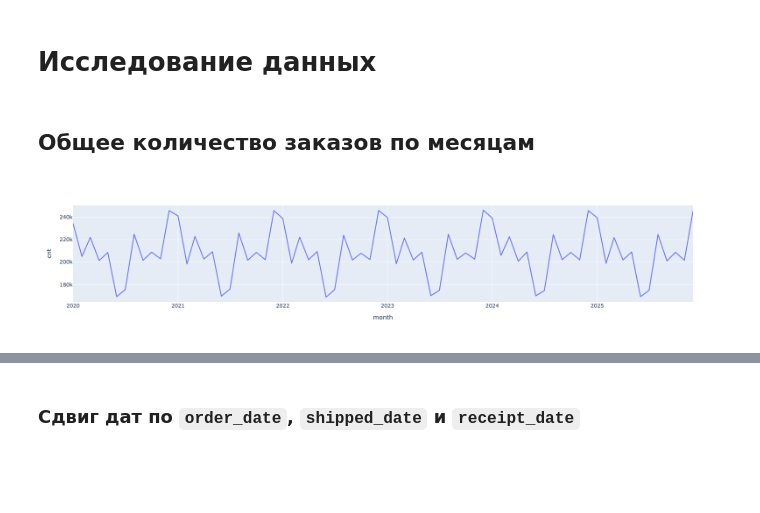
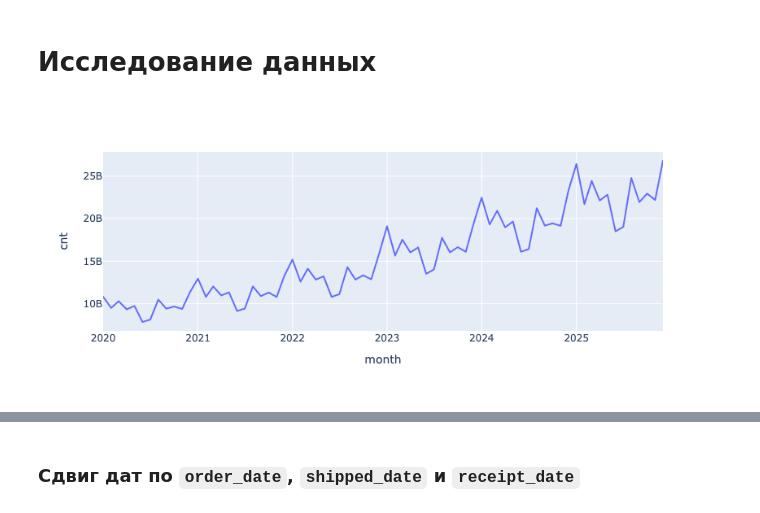
Before and after one commit to k0rsakov/pet_project_partitioning_data, a Jupyter notebook: main.ipynb, the cells around one changed output, grey strips where cells are left out. Drawn from its saved outputs; the diff is of its cells as text; code cells hidden in the pictures; blank space fills up the shorter version.

```diff
--- a/main.ipynb
+++ b/main.ipynb
@@ -32,31 +32,29 @@ duckdb.query(
 )
 # %% [markdown]
 # Исследование данных
-# %% [markdown]
-## Общее количество заказов по месяцам
 # %%
 df = duckdb.query(
     """
     SELECT
         date_trunc('month', order_date) AS month,
-        count(amount) AS cnt
+        sum(amount) AS cnt
     FROM
         orders
     WHERE
         1=1
     GROUP BY 1
     ORDER BY 1
     """
 ).df()
 
 fig = px.scatter(
     df,
     x='month',
     y='cnt',
     render_mode='webgl'
 )
 fig.update_traces(mode='lines')
 
 fig.show()
 # %% [output]
-[figure, old version]
+[figure, new version]
```
Also changed, not shown: parts of 25 cells of this notebook.
